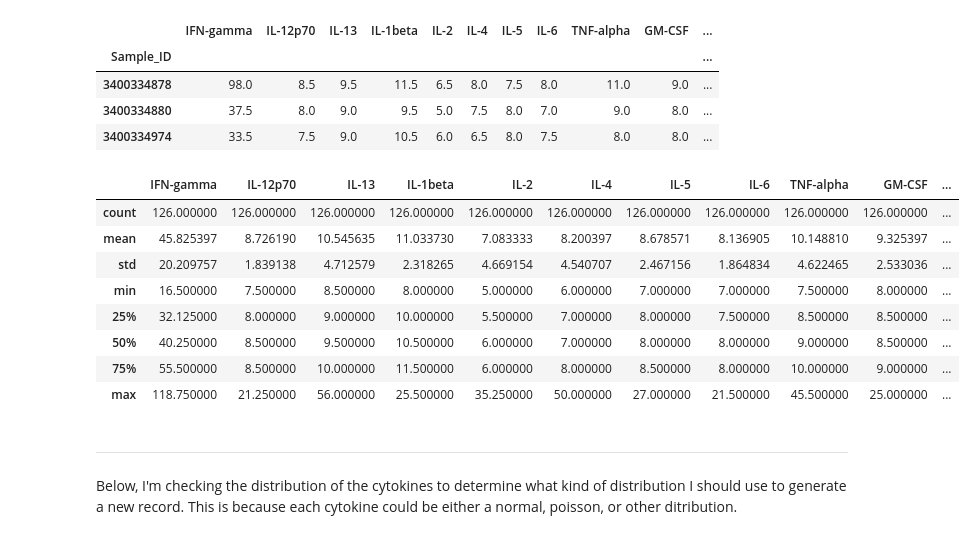
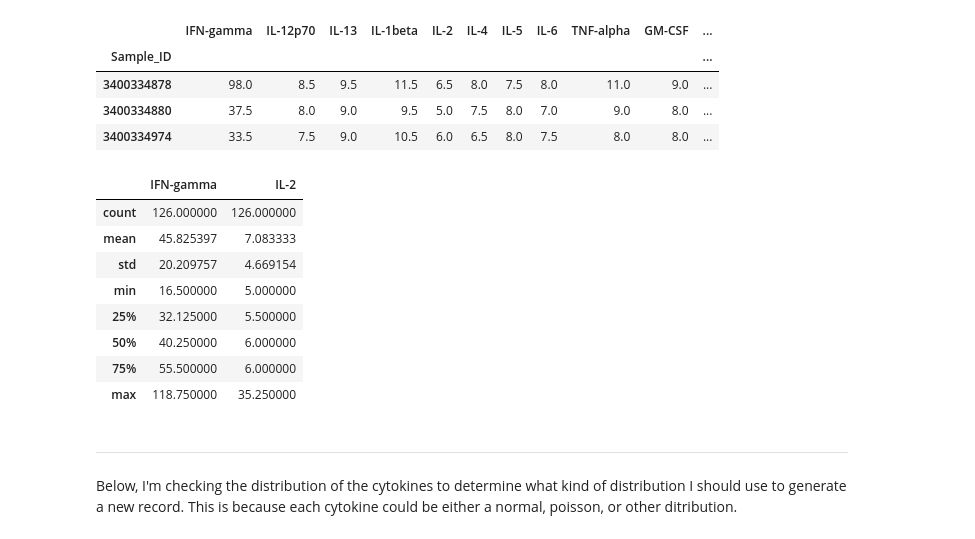
Before and after one commit to ppptrice/DATA440_Project, a Jupyter notebook: test_generate_data.ipynb, the cells around one changed output. Drawn from its saved outputs; the diff is of its cells as text; code cells hidden in the pictures.

Commit message:
update test_generate
update getter methods

```diff
--- a/test_generate_data.ipynb
+++ b/test_generate_data.ipynb
@@ -61,7 +61,7 @@ type(cyto_data)
 # %% [output]
 pandas.core.frame.DataFrame
 # %%
-# class to dest out data generation methods
+# class to test out data generation methods
 class dataset:
     def __init__(self,
                  dataframe: pd.DataFrame
@@ -69,12 +69,19 @@ class dataset:
         self.data = dataframe
         self.data_summary = self.data.describe()
 
+    # Input a list of columns to get summary stats
+    def get_summary(self, cols = None):
+        if cols == None:
+            return self.data_summary
+        elif cols != None:
+            return self.data_summary[cols]
 
-    def get_summary(self):
-        return self.data_summary
 
     def get_dataframe(self):
         return self.data
+
+    def get_means(self, cols = None)
+        return self.get_summary[]
 
     # def bar_plot(self,
     #              columns,
@@ -100,17 +107,17 @@ dataset_cyto.get_dataframe().head(3)
 | 3400334880 | 37.5 | 8.0 | 9.0 | 9.5 | 5.0 | 7.5 | 8.0 | 7.0 | 9.0 | 8.0 | ... |
 | 3400334974 | 33.5 | 7.5 | 9.0 | 10.5 | 6.0 | 6.5 | 8.0 | 7.5 | 8.0 | 8.0 | ... |
 # %%
-dataset_cyto.get_summary()
+dataset_cyto.get_summary(cols = ['IFN-gamma', 'IL-2'])
 # %% [output]
-|  | IFN-gamma | IL-12p70 | IL-13 | IL-1beta | IL-2 | IL-4 | IL-5 | IL-6 | TNF-alpha | GM-CSF | ... |
-| count | 126.000000 | 126.000000 | 126.000000 | 126.000000 | 126.000000 | 126.000000 | 126.000000 | 126.000000 | 126.000000 | 126.000000 | ... |
-| mean | 45.825397 | 8.726190 | 10.545635 | 11.033730 | 7.083333 | 8.200397 | 8.678571 | 8.136905 | 10.148810 | 9.325397 | ... |
-| std | 20.209757 | 1.839138 | 4.712579 | 2.318265 | 4.669154 | 4.540707 | 2.467156 | 1.864834 | 4.622465 | 2.533036 | ... |
-| min | 16.500000 | 7.500000 | 8.500000 | 8.000000 | 5.000000 | 6.000000 | 7.000000 | 7.000000 | 7.500000 | 8.000000 | ... |
-| 25% | 32.125000 | 8.000000 | 9.000000 | 10.000000 | 5.500000 | 7.000000 | 8.000000 | 7.500000 | 8.500000 | 8.500000 | ... |
-| 50% | 40.250000 | 8.500000 | 9.500000 | 10.500000 | 6.000000 | 7.000000 | 8.000000 | 8.000000 | 9.000000 | 8.500000 | ... |
-| 75% | 55.500000 | 8.500000 | 10.000000 | 11.500000 | 6.000000 | 8.000000 | 8.500000 | 8.000000 | 10.000000 | 9.000000 | ... |
-| max | 118.750000 | 21.250000 | 56.000000 | 25.500000 | 35.250000 | 50.000000 | 27.000000 | 21.500000 | 45.500000 | 25.000000 | ... |
+|  | IFN-gamma | IL-2 |
+| count | 126.000000 | 126.000000 |
+| mean | 45.825397 | 7.083333 |
+| std | 20.209757 | 4.669154 |
+| min | 16.500000 | 5.000000 |
+| 25% | 32.125000 | 5.500000 |
+| 50% | 40.250000 | 6.000000 |
+| 75% | 55.500000 | 6.000000 |
+| max | 118.750000 | 35.250000 |
 # %% [markdown]
 ---
 Below, I'm checking the distribution of the cytokines to determine what kind of distribution I should use to generate a new record. This is because each cytokine could be either a normal, poisson, or other ditribution.
```
Also changed, not shown: parts of 3 cells of this notebook.
